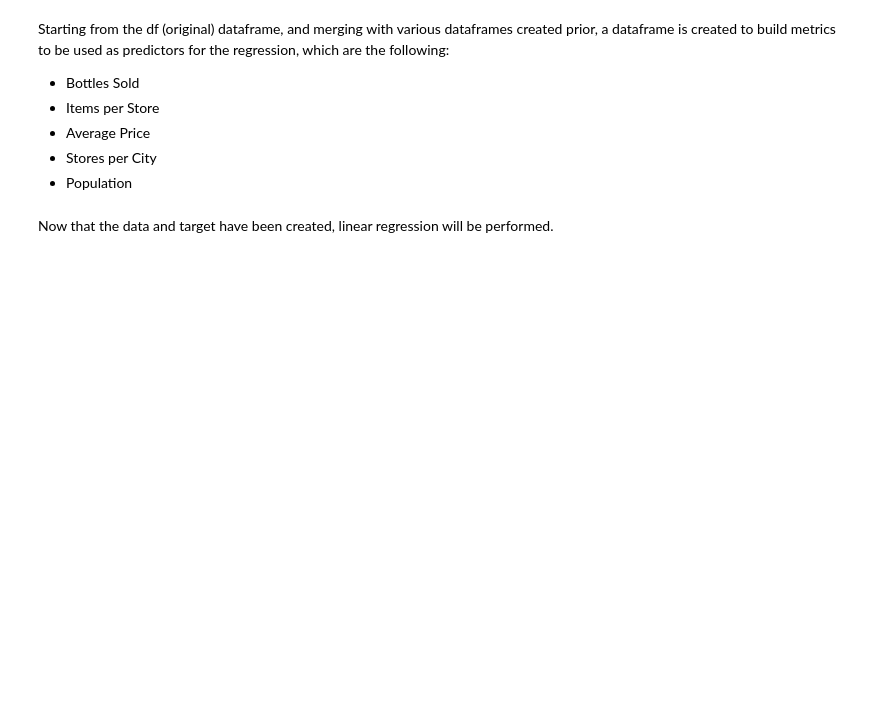
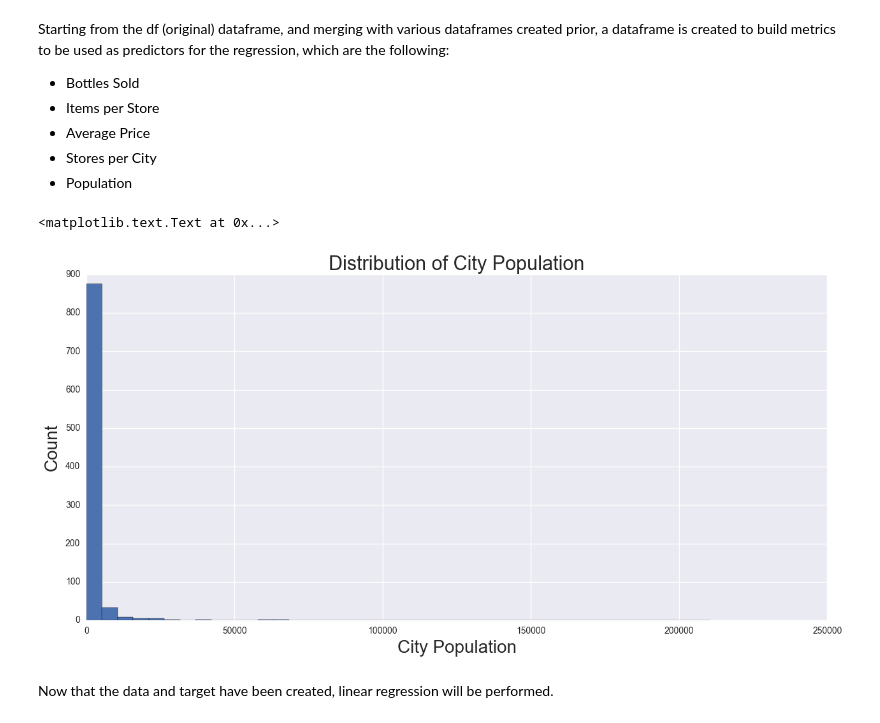
Before and after one commit to ashalan/project_3, a Jupyter notebook: starter-code/Project 3 Starter Code.ipynb, the cells around one changed output. Saved outputs shown, nothing was run; the diff lists cells and outputs as text; code cells hidden in the pictures; blank space fills up the shorter version.

```diff
--- a/starter-code/Project 3 Starter Code.ipynb
+++ b/starter-code/Project 3 Starter Code.ipynb
@@ -278,4 +278,17 @@ Starting from the df (original) dataframe, and merging with various dataframes c
 * Average Price
 * Stores per City
 * Population
+# %%
+#Iowa population by City for 2015 from http://www.iowadatacenter.org/
+city_pop_2015 = pd.read_csv('../Resources/IA_pop_2015.csv')
+city_pop_2015.head()
+city_pop_2015['City'] = city_pop_2015['City'].apply(lambda x: x.upper())
+
+city_pop_2015.hist(figsize = (15,7),bins = 40)
+plt.title('Distribution of City Population',fontsize = 22)
+plt.xlabel('City Population',fontsize = 20)
+plt.ylabel('Count',fontsize = 20)
+# %% [output]
+<matplotlib.text.Text at 0x...>
+[figure, added]
 # %%
```
Also changed, not shown: parts of 9 cells of this notebook.
